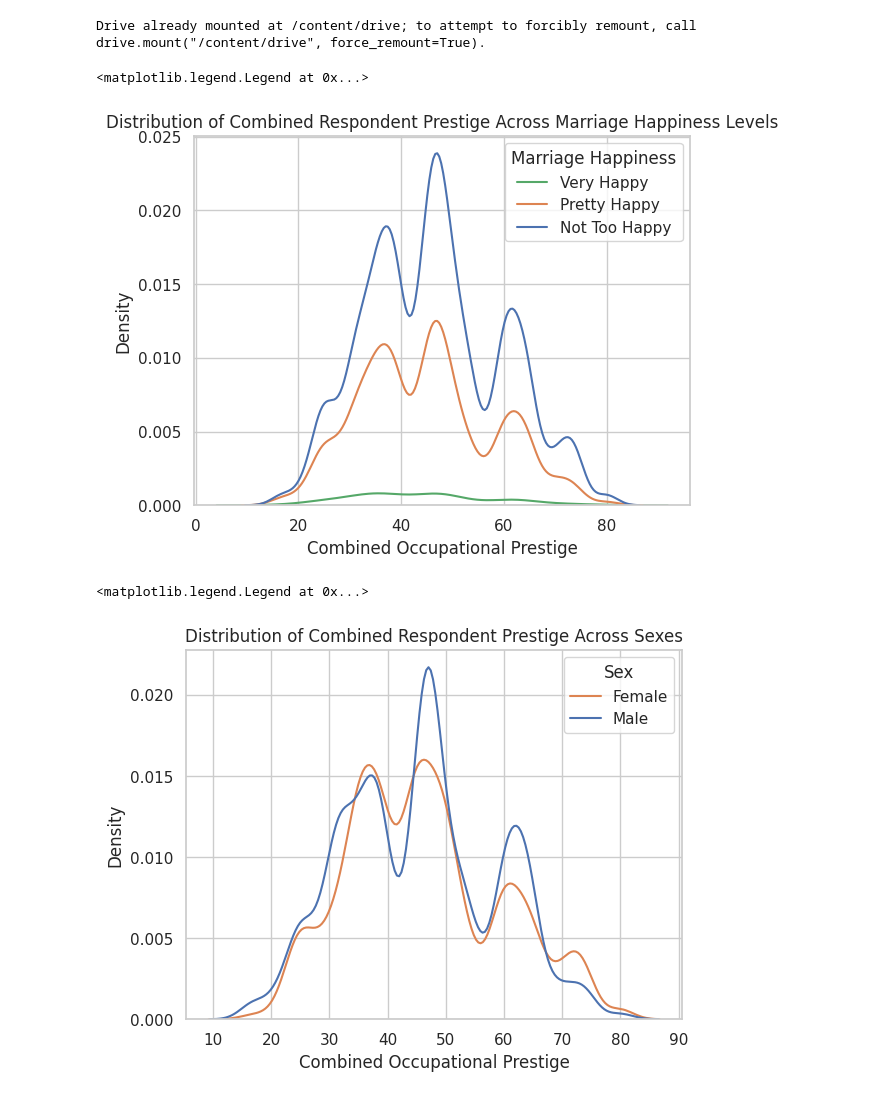
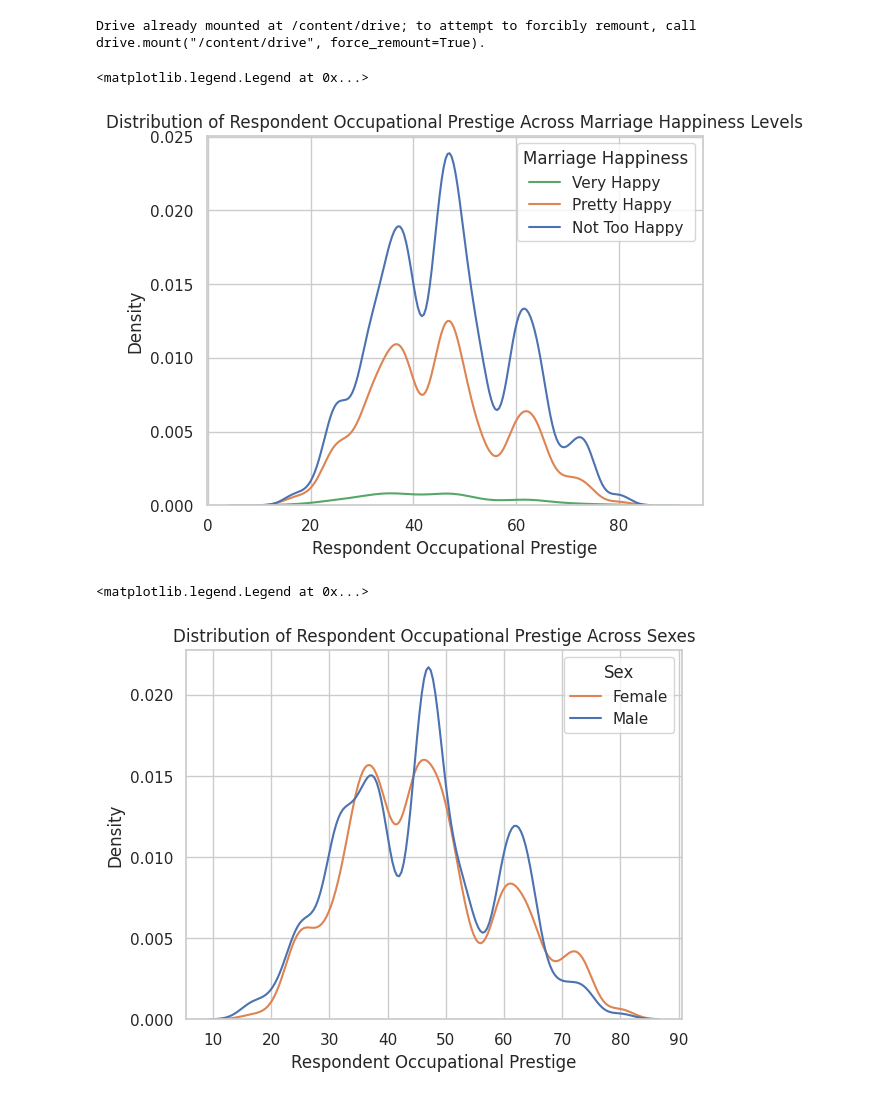
Before and after one commit to torrancefredell/gss_project, a Jupyter notebook: GSS_Project_Visualizations.ipynb, the cells around one changed output. Cells and saved outputs as stored; diff of their text form; code cells hidden in the pictures.

```diff
--- a/GSS_Project_Visualizations.ipynb
+++ b/GSS_Project_Visualizations.ipynb
@@ -16,22 +16,22 @@ import seaborn as sns
 import matplotlib.pyplot as plt
 # %%
 sns.kdeplot(data=df,x='combined_respondent_prestige',hue='marriage_happiness')
-plt.title('Distribution of Combined Respondent Prestige Across Marriage Happiness Levels')
-plt.xlabel('Combined Occupational Prestige')
+plt.title('Distribution of Respondent Occupational Prestige Across Marriage Happiness Levels')
+plt.xlabel('Respondent Occupational Prestige')
 plt.ylabel('Density')
 plt.legend(title='Marriage Happiness', labels=['Very Happy', 'Pretty Happy', 'Not Too Happy'])
 # %% [output]
 <matplotlib.legend.Legend at 0x...>
-[figure, old version]
+[figure, new version]
 # %%
 sns.kdeplot(data=df,x='combined_respondent_prestige',hue='sex')
-plt.title('Distribution of Combined Respondent Prestige Across Sexes')
-plt.xlabel('Combined Occupational Prestige')
+plt.title('Distribution of Respondent Occupational Prestige Across Sexes')
+plt.xlabel('Respondent Occupational Prestige')
 plt.ylabel('Density')
 plt.legend(title='Sex', labels=['Female', 'Male'])
 # %% [output]
 <matplotlib.legend.Legend at 0x...>
-[figure, old version]
+[figure, new version]
 # %%
 df['marriageXsex']=df['marriage_happiness']+', '+df['sex']
 sns.kdeplot(data=df,x='combined_respondent_prestige',hue='marriageXsex')
```
Also changed, not shown: parts of 1 cell of this notebook.
